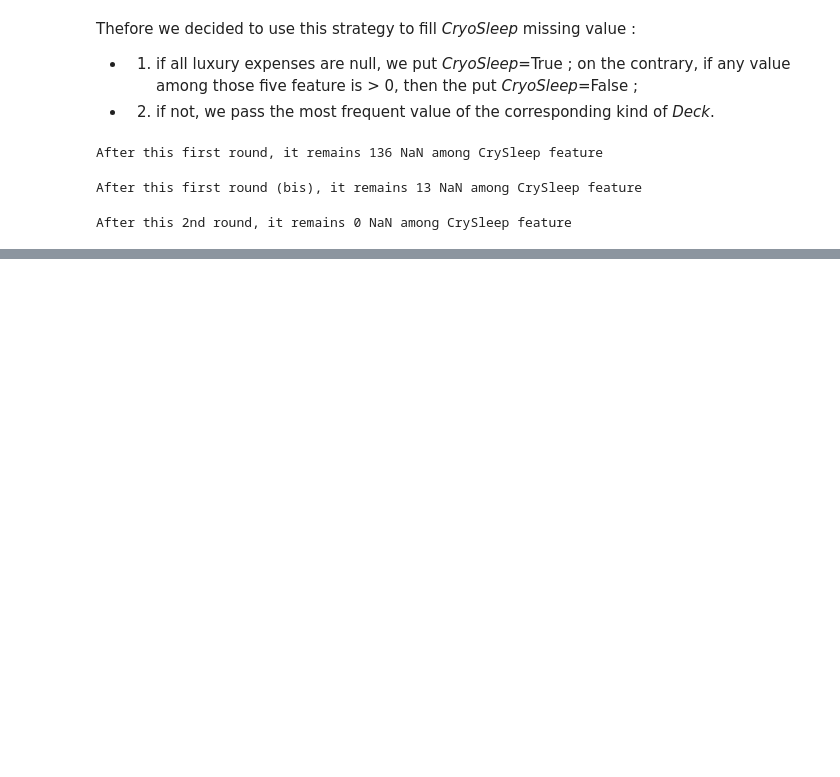
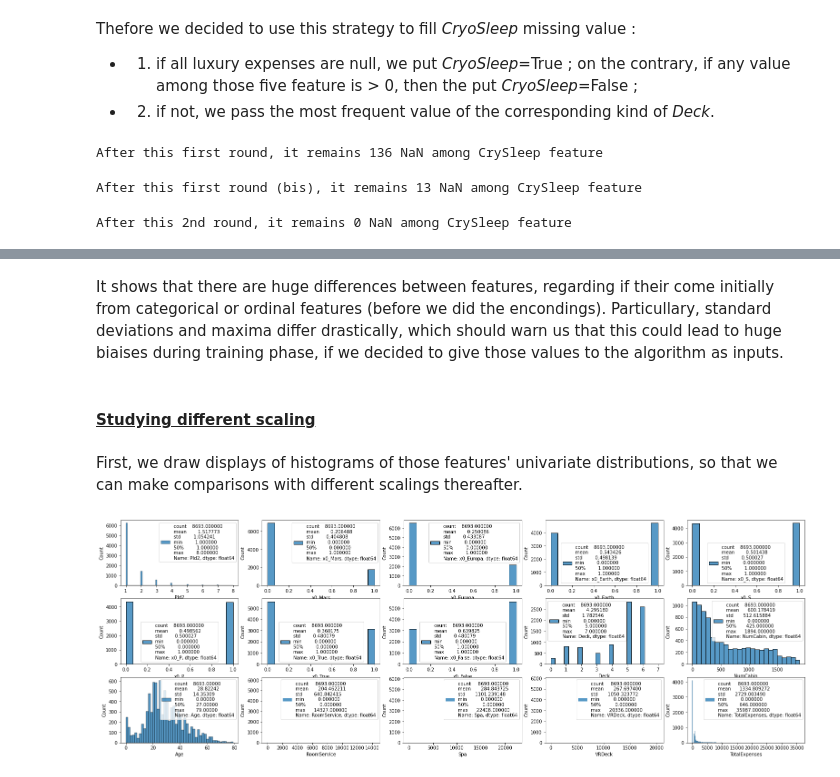
Before and after one commit to LukDuth/OC_Student_ML_P8_Titanic_Spaceship, a Jupyter notebook: Duthoit_Luke_1_Code_072022.ipynb, the cells around one changed output, grey strips where cells are left out. Saved outputs shown, nothing was run; the diff lists cells and outputs as text; code cells hidden in the pictures; blank space fills up the shorter version.

```diff
--- a/Duthoit_Luke_1_Code_072022.ipynb
+++ b/Duthoit_Luke_1_Code_072022.ipynb
@@ -1074,0 +1296,11 @@ df_all[pd.notna(df_all['NumCabin'])]['LastName'].unique(), df_all[df_all['NumCab
+# %%
+hp_ohe = OneHotEncoder(sparse=False)
+hp_ohe.fit(X_train[['HomePlanet']])
+train_ohe, test_ohe = [
+    hp_ohe.transform(x[['HomePlanet']]) for x in [X_train, X_test]
+]
+for i, name in enumerate(hp_ohe.get_feature_names()):
+    X_train.insert(1, name, train_ohe[:,i])
+    X_test.insert(1, name, test_ohe[:,i])
+del train_ohe, test_ohe, i, name
+X_train.drop(columns='HomePlanet', inplace=True), X_test.drop(columns='HomePlanet', inplace=True)
@@ -1074,0 +1316,11 @@ df_all[pd.notna(df_all['NumCabin'])]['LastName'].unique(), df_all[df_all['NumCab
+# %%
+cs_ohe = OneHotEncoder(sparse=False)
+cs_ohe.fit(X_train[['CryoSleep']])
+train_ohe, test_ohe = [
+    cs_ohe.transform(x[['CryoSleep']]) for x in [X_train, X_test]
+]
+for i, name in enumerate(cs_ohe.get_feature_names()):
+    X_train.insert(4, name, train_ohe[:,i])
+    X_test.insert(4, name, test_ohe[:,i])
+del train_ohe, test_ohe, i, name
+X_train.drop(columns='CryoSleep', inplace=True), X_test.drop(columns='CryoSleep', inplace=True)
@@ -1074,0 +1336,11 @@ df_all[pd.notna(df_all['NumCabin'])]['LastName'].unique(), df_all[df_all['NumCab
+# %%
+sp_ohe = OneHotEncoder(sparse=False)
+sp_ohe.fit(X_train[['Side']])
+train_ohe, test_ohe = [
+    sp_ohe.transform(x[['Side']]) for x in [X_train, X_test]
+]
+for i, name in enumerate(sp_ohe.get_feature_names()):
+    X_train.insert(4, name, train_ohe[:,i])
+    X_test.insert(4, name, test_ohe[:,i])
+del train_ohe, test_ohe, i, name
+X_train.drop(columns='Side', inplace=True), X_test.drop(columns='Side', inplace=True)
@@ -1074,0 +1372,4 @@ df_all[pd.notna(df_all['NumCabin'])]['LastName'].unique(), df_all[df_all['NumCab
+# %%
+print('We discovered that NumCain type was :',X_train['NumCabin'].dtype,', which means some values aren`t considered as float')
+X_train['NumCabin'] = pd.to_numeric(X_train['NumCabin']).convert_dtypes(convert_integer=True)
+print('Now, NumCain type has become :',X_train['NumCabin'].dtype)
@@ -1074,0 +1391,16 @@ df_all[pd.notna(df_all['NumCabin'])]['LastName'].unique(), df_all[df_all['NumCab
+# %% [markdown]
+It shows that there are huge differences between features, regarding if their come initially from categorical or ordinal features (before we did the encondings).
+Particullary, standard deviations and maxima differ drastically, which should warn us that this could lead to huge biaises during training phase, if we decided to give those values to the algorithm as inputs.
+# %% [markdown]
+#### <u><b>Studying different scaling</b></u>
+# %% [markdown]
+First, we draw displays of histograms of those features' univariate distributions, so that we can make comparisons with different scalings thereafter.
+# %%
+plt.figure('UV EDA, features after encoding', figsize=(27, 9)), plt.clf()
+for i, col in enumerate(X_train.columns):
+    axe1 = plt.subplot(3,5,i+1)
+    sns.histplot(data=X_train, x=col, ax=axe1, label=str(X_train[col].describe(percentiles=[])))
+    axe1.legend(loc='best', fontsize=10)
+del i, col, axe1,
+# %% [output]
+[figure, added]
```
Also changed, not shown: parts of 147 cells of this notebook.
